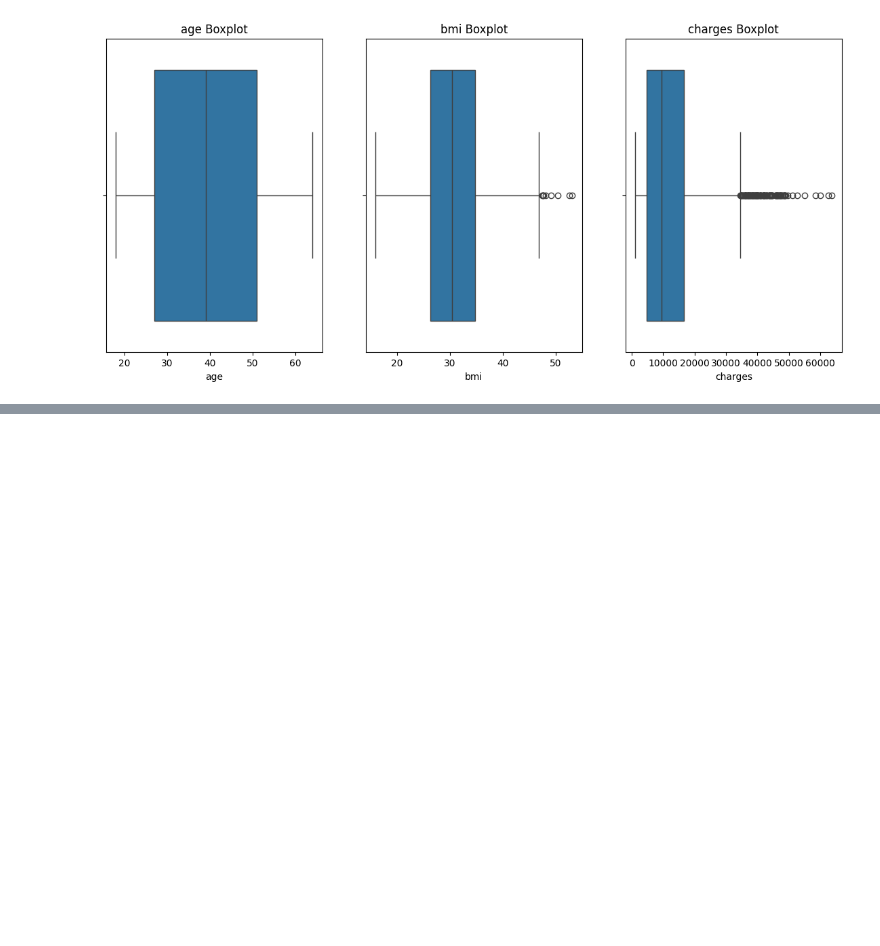
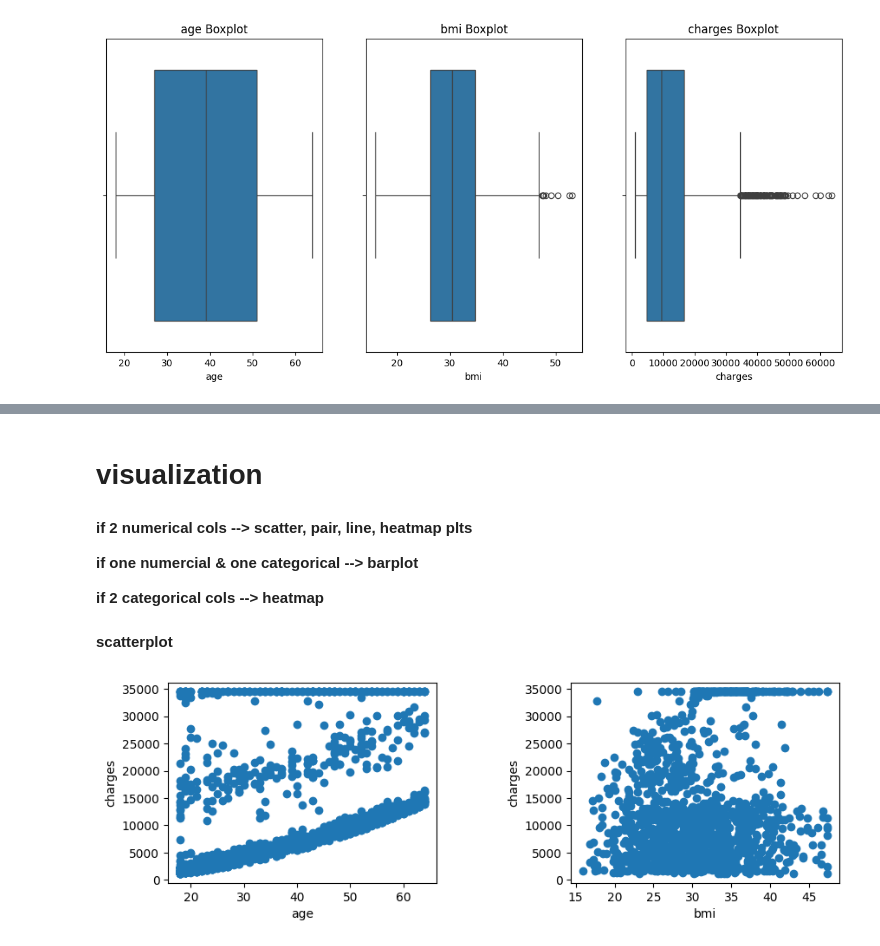
Before and after one commit to DaiMagdy/AI-82, a Jupyter notebook: Preprocessing/insurance.ipynb, the cells around one changed output, grey strips where cells are left out. Cells and saved outputs as stored; diff of their text form; code cells hidden in the pictures; blank space fills up the shorter version.

```diff
--- a/Preprocessing/insurance.ipynb
+++ b/Preprocessing/insurance.ipynb
@@ -326,0 +324,24 @@ ImportError: cannot import name 'check_outliers' from 'preprocessing' (d:\Amit D
+# %% [markdown]
+# **visualization**
+# %%
+num_col = ['age', 'bmi']
+cat_col = ['sex','children','smoker','region']
+# %% [markdown]
+**if 2 numerical cols --> scatter, pair, line, heatmap plts**
+
+**if one numercial & one categorical --> barplot**
+
+**if 2 categorical cols --> heatmap**
+# %% [markdown]
+**scatterplot**
+# %%
+plt.figure(figsize=(10,3))
+for i , col in enumerate(num_col):
+    plt.subplot(1,2,i+1)
+    plt.xlabel(f'{col}')
+    plt.ylabel(f'charges')
+    plt.scatter(df[col],df['charges'])
+plt.subplots_adjust(hspace=1.5, wspace=0.5)
+plt.show()
+# %% [output]
+[figure, added]
```
Also changed, not shown: parts of 24 cells of this notebook.
